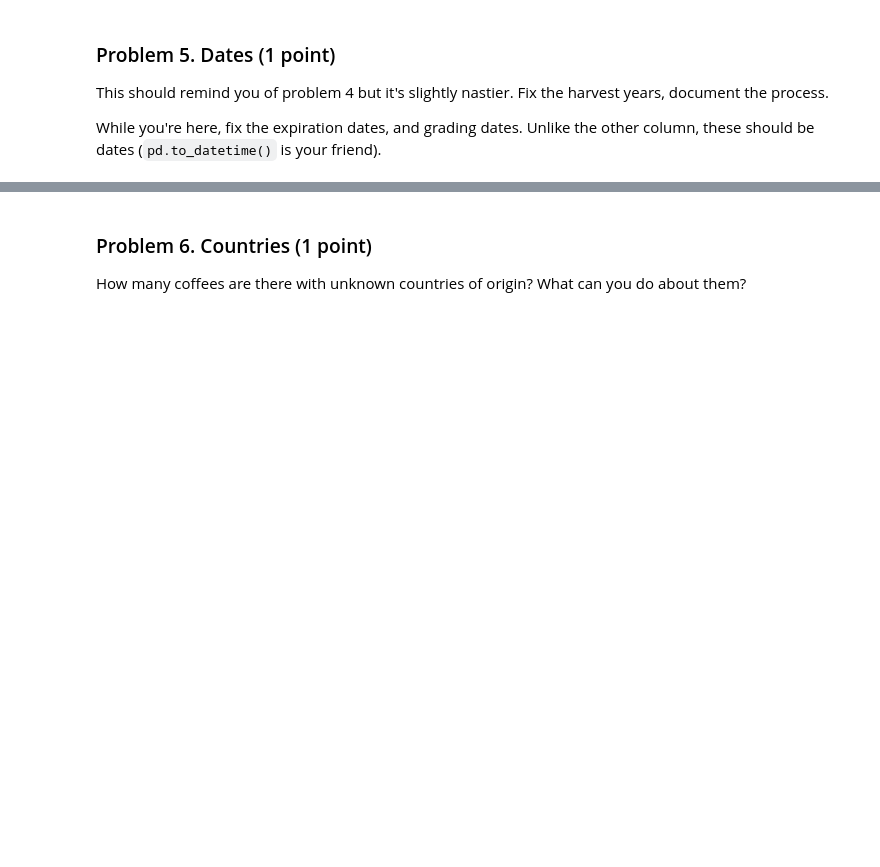
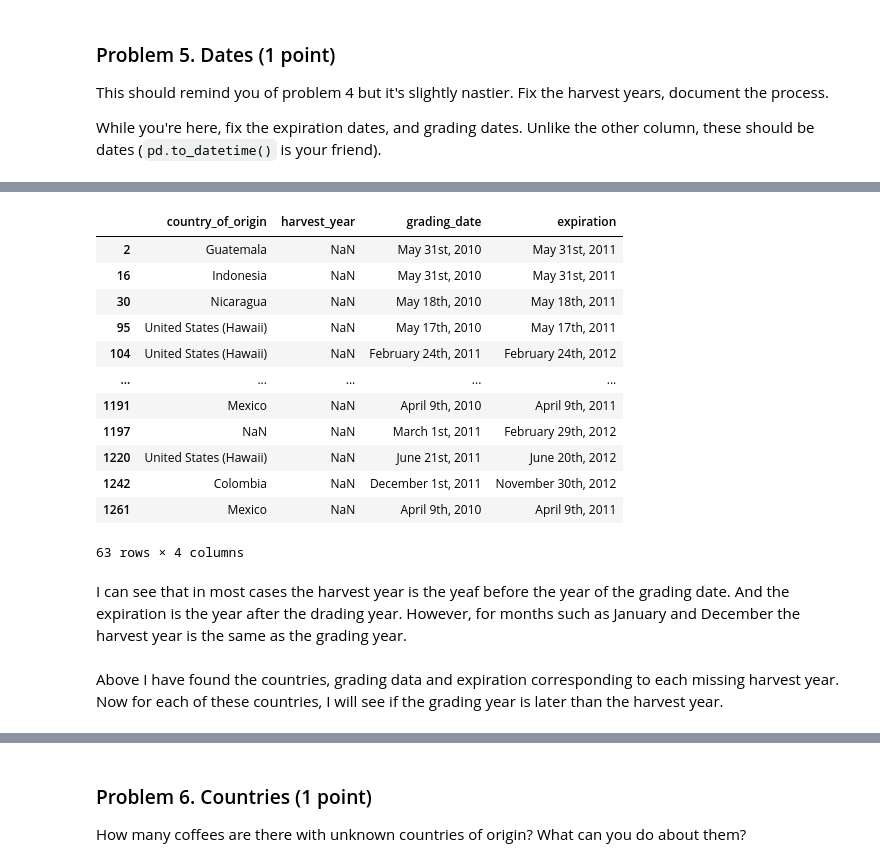
Before and after one commit to AI-Machine-Learning-Upskill-Programme/Data-Science, a Jupyter notebook: Data Science Course/Homeworks/02.Data-Tidying-and-Cleaning-Lab/Data Tidying and Cleaning Lab.ipynb, the cells around one changed output, grey strips where cells are left out. Drawn from its saved outputs; the diff is of its cells as text; code cells hidden in the pictures; blank space fills up the shorter version.

```diff
--- a/Data Science Course/Homeworks/02.Data-Tidying-and-Cleaning-Lab/Data Tidying and Cleaning Lab.ipynb
+++ b/Data Science Course/Homeworks/02.Data-Tidying-and-Cleaning-Lab/Data Tidying and Cleaning Lab.ipynb
@@ -97,0 +153,3 @@ While you're here, fix the expiration dates, and grading dates. Unlike the other
+# %%
+coffee_data["harvest_year"] = coffee_data["harvest_year"].str.extract(r"(19|20\d{2})")
+coffee_data["harvest_year"].value_counts(dropna = False)
@@ -97,0 +186,22 @@ While you're here, fix the expiration dates, and grading dates. Unlike the other
+# %%
+coffee_data[coffee_data["harvest_year"].isna()][["country_of_origin", "harvest_year", "grading_date", "expiration"]]
+# %% [output]
+|  | country_of_origin | harvest_year | grading_date | expiration |
+| 2 | Guatemala | NaN | May 31st, 2010 | May 31st, 2011 |
+| 16 | Indonesia | NaN | May 31st, 2010 | May 31st, 2011 |
+| 30 | Nicaragua | NaN | May 18th, 2010 | May 18th, 2011 |
+| 95 | United States (Hawaii) | NaN | May 17th, 2010 | May 17th, 2011 |
+| 104 | United States (Hawaii) | NaN | February 24th, 2011 | February 24th, 2012 |
+| ... | ... | ... | ... | ... |
+| 1191 | Mexico | NaN | April 9th, 2010 | April 9th, 2011 |
+| 1197 | NaN | NaN | March 1st, 2011 | February 29th, 2012 |
+| 1220 | United States (Hawaii) | NaN | June 21st, 2011 | June 20th, 2012 |
+| 1242 | Colombia | NaN | December 1st, 2011 | November 30th, 2012 |
+| 1261 | Mexico | NaN | April 9th, 2010 | April 9th, 2011 |
+63 rows × 4 columns
+# %% [markdown]
+I can see that in most cases the harvest year is the yeaf before the year of the grading date. And the expiration is the year after the drading year.
+However, for months such as January and December the harvest year is the same as the grading year.
+# %% [markdown]
+Above I have found the countries, grading data and expiration corresponding to each missing harvest year.
+Now for each of these countries, I will see if the grading year is later than the harvest year.
```
Also changed, not shown: parts of 32 cells of this notebook, 1 other file.
